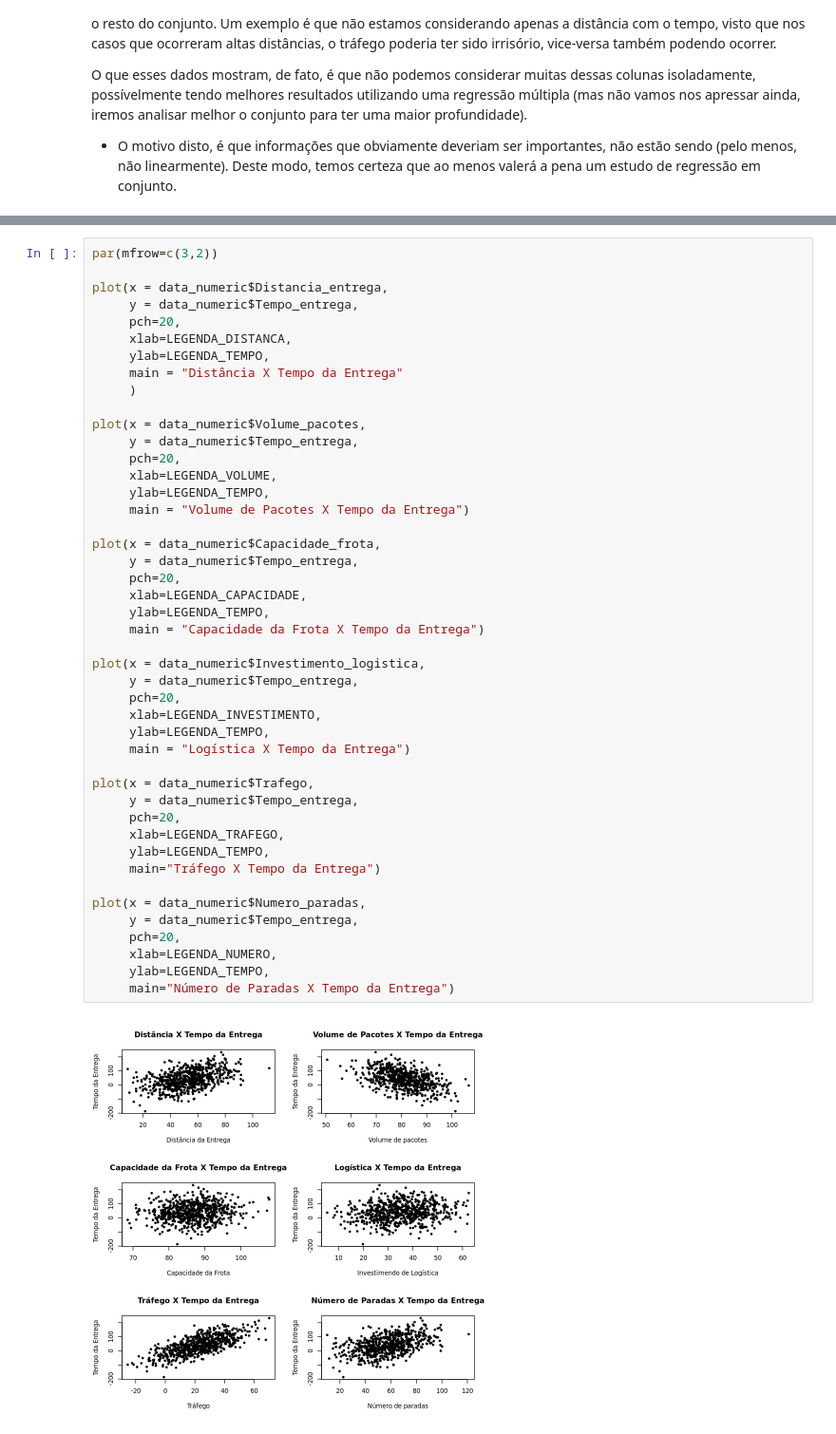
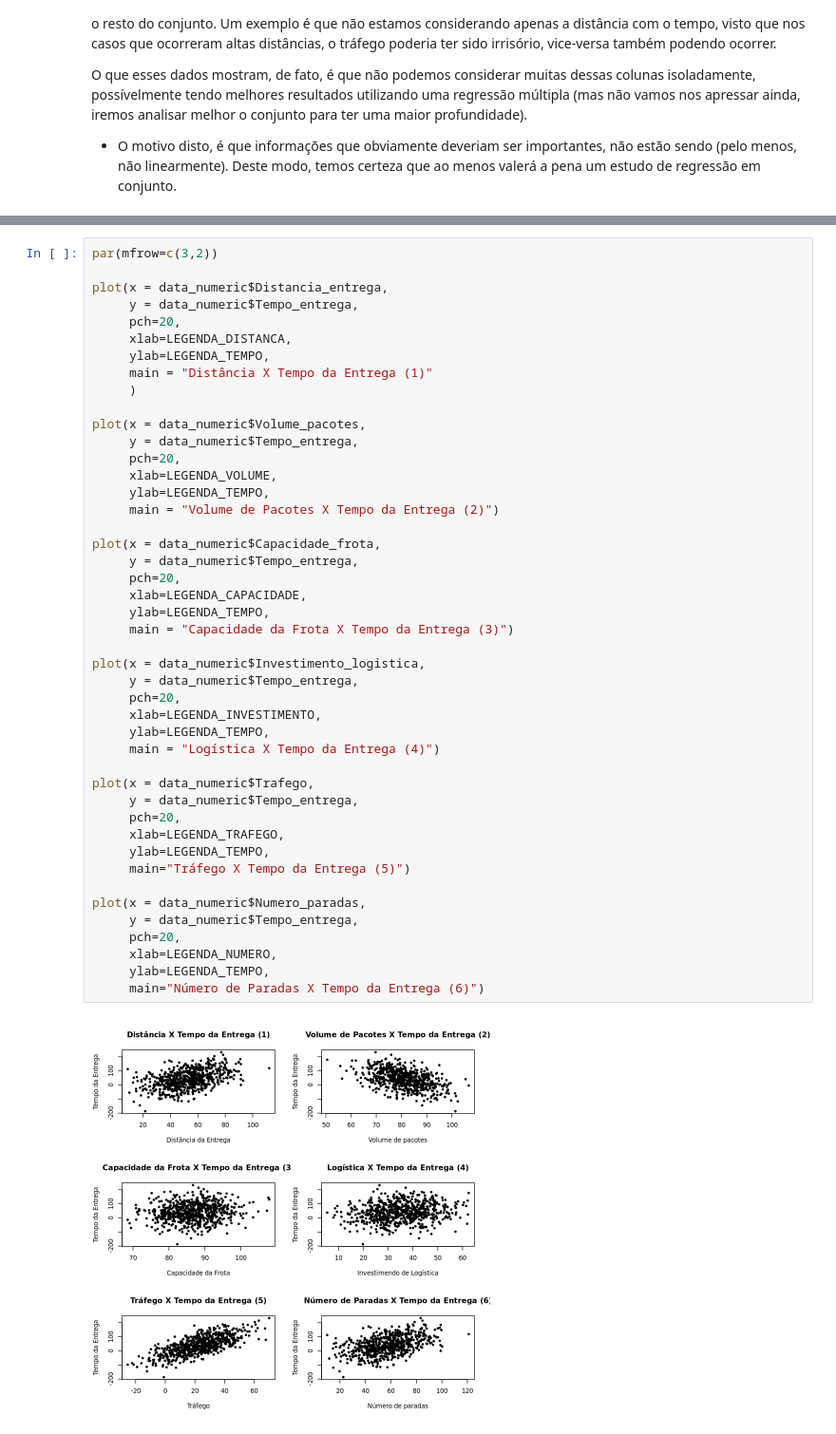
Before and after one commit to daviidjoshua/roteiro-estatistica-aplicada, a Jupyter notebook: main.ipynb, the cells around one changed output, grey strips where cells are left out. Shown at 95% size. Saved outputs shown, nothing was run; the diff lists cells and outputs as text.

```diff
--- a/main.ipynb
+++ b/main.ipynb
@@ -186,42 +199,42 @@ plot(x = data_numeric$Distancia_entrega,
      pch=20,
      xlab=LEGENDA_DISTANCA,
      ylab=LEGENDA_TEMPO,
-     main = "Distância X Tempo da Entrega"
+     main = "Distância X Tempo da Entrega (1)"
      )
 
 plot(x = data_numeric$Volume_pacotes,
      y = data_numeric$Tempo_entrega,
      pch=20,
      xlab=LEGENDA_VOLUME,
      ylab=LEGENDA_TEMPO,
-     main = "Volume de Pacotes X Tempo da Entrega")
+     main = "Volume de Pacotes X Tempo da Entrega (2)")
 
 plot(x = data_numeric$Capacidade_frota,
      y = data_numeric$Tempo_entrega,
      pch=20,
      xlab=LEGENDA_CAPACIDADE,
      ylab=LEGENDA_TEMPO,
-     main = "Capacidade da Frota X Tempo da Entrega")
+     main = "Capacidade da Frota X Tempo da Entrega (3)")
 
 plot(x = data_numeric$Investimento_logistica,
      y = data_numeric$Tempo_entrega,
      pch=20,
      xlab=LEGENDA_INVESTIMENTO,
      ylab=LEGENDA_TEMPO,
-     main = "Logística X Tempo da Entrega")
+     main = "Logística X Tempo da Entrega (4)")
 
 plot(x = data_numeric$Trafego,
      y = data_numeric$Tempo_entrega,
      pch=20,
      xlab=LEGENDA_TRAFEGO,
      ylab=LEGENDA_TEMPO,
-     main="Tráfego X Tempo da Entrega")
+     main="Tráfego X Tempo da Entrega (5)")
 
 plot(x = data_numeric$Numero_paradas,
      y = data_numeric$Tempo_entrega,
      pch=20,
      xlab=LEGENDA_NUMERO,
      ylab=LEGENDA_TEMPO,
-     main="Número de Paradas X Tempo da Entrega")
+     main="Número de Paradas X Tempo da Entrega (6)")
 # %% [output]
-[figure, old version]
+[figure, new version]
```
Also changed, not shown: parts of 5 cells of this notebook.
